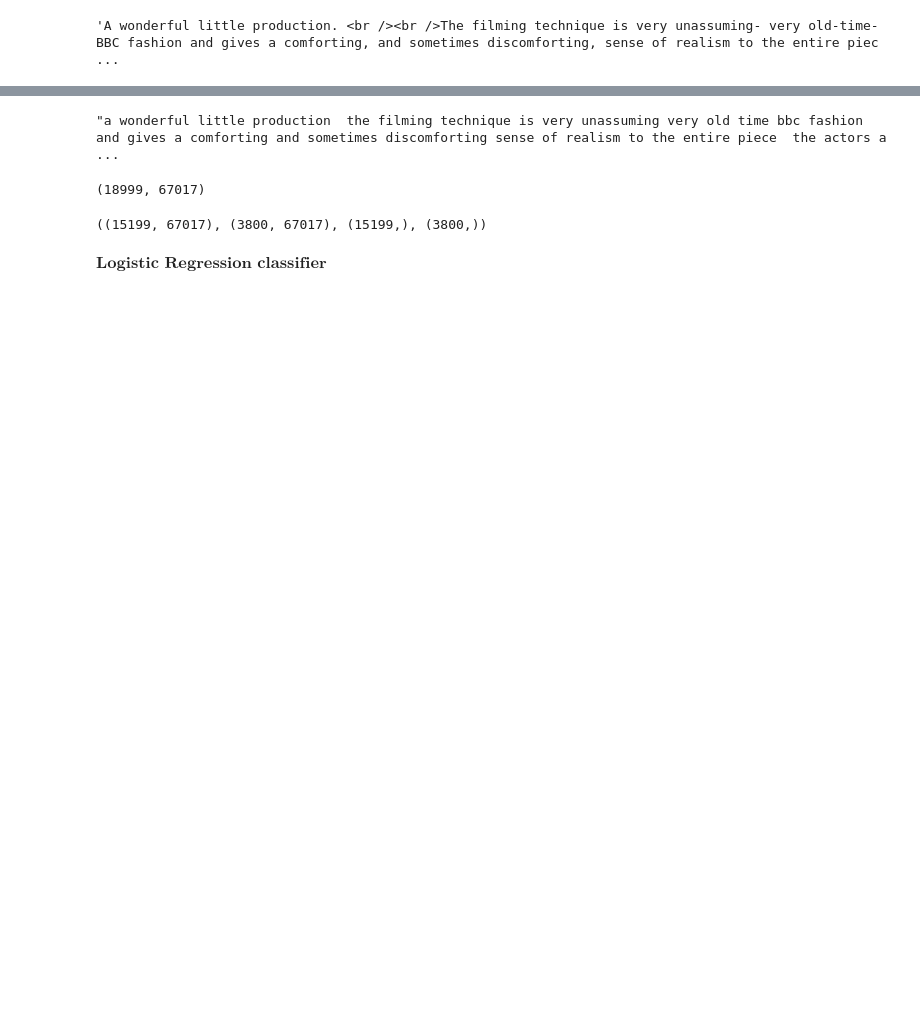
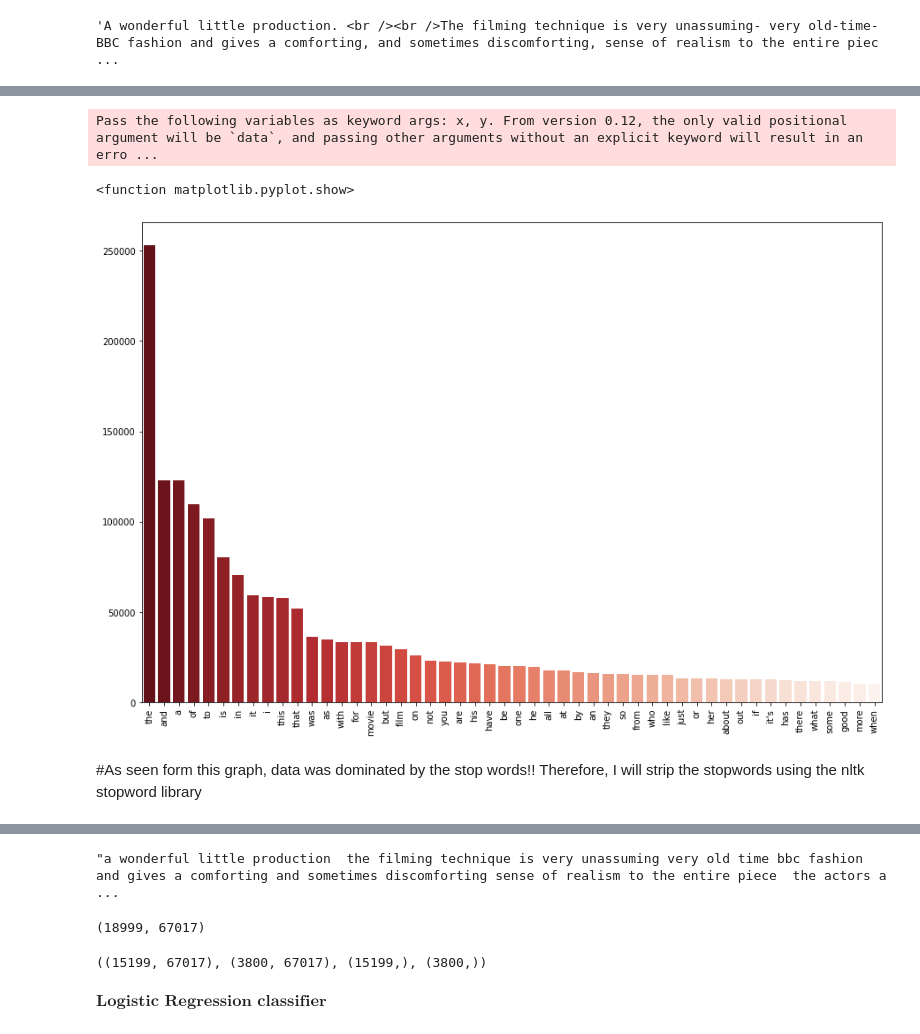
Before and after one commit to malinphy/IMDB_Analysis_different_approachs, a Jupyter notebook: IMDB_ML_VS_NN.ipynb, the cells around one changed output, grey strips where cells are left out. Drawn from its saved outputs; the diff is of its cells as text; code cells hidden in the pictures; blank space fills up the shorter version.

```diff
--- a/IMDB_ML_VS_NN.ipynb
+++ b/IMDB_ML_VS_NN.ipynb
@@ -34,0 +89,38 @@ for i in range(len(data_reviews)):
+# %%
+def word_counter(x):
+
+    splitter = []
+    for i in x:
+        var1 = i.split()
+        for j in var1:
+            splitter.append(j)
+
+    word_number_count = Counter(splitter).most_common()
+
+    words = []
+    words_number = []
+
+    for i in word_number_count:
+        words.append(i[0])
+        words_number.append(i[1])
+
+
+    words = words[0:50]
+    words_number = words_number[0:50]
+
+    total_words = (np.array(word_number_count)[:,1]).astype('int64')
+    totalNumberOfWords=np.sum(total_words)
+    return words,words_number, totalNumberOfWords
+# %%
+mostCommonWords, wordDensity, totalNumber = word_counter(data_reviews)
+# %%
+plt.figure(figsize=(15,10))
+sns.barplot(mostCommonWords,wordDensity, palette="Reds_r")
+plt.xticks(rotation=90)
+plt.show
+# %% [output]
+Pass the following variables as keyword args: x, y. From version 0.12, the only valid positional argument will be `data`, and passing other arguments without an explicit keyword will result in an erro ...
+<function matplotlib.pyplot.show>
+[figure, added]
+# %% [markdown]
+#As seen form this graph, data was dominated by the stop words!! Therefore, I will strip the stopwords using the nltk stopword library
```
Also changed, not shown: parts of 14 cells of this notebook.
